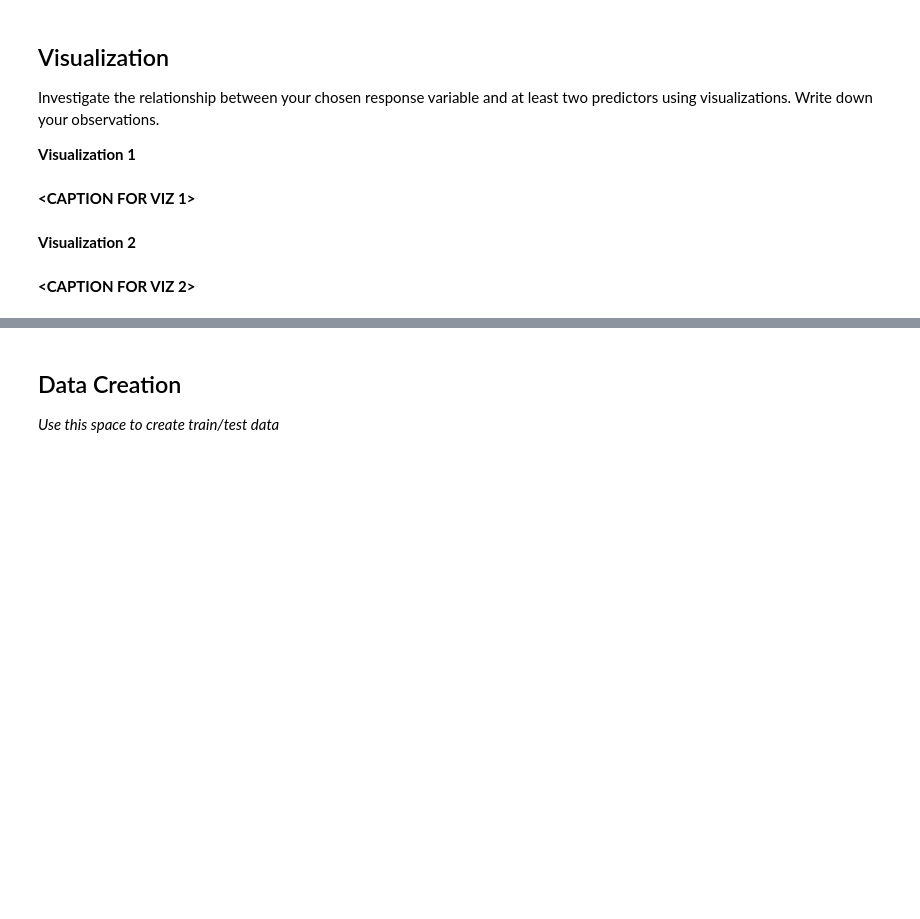
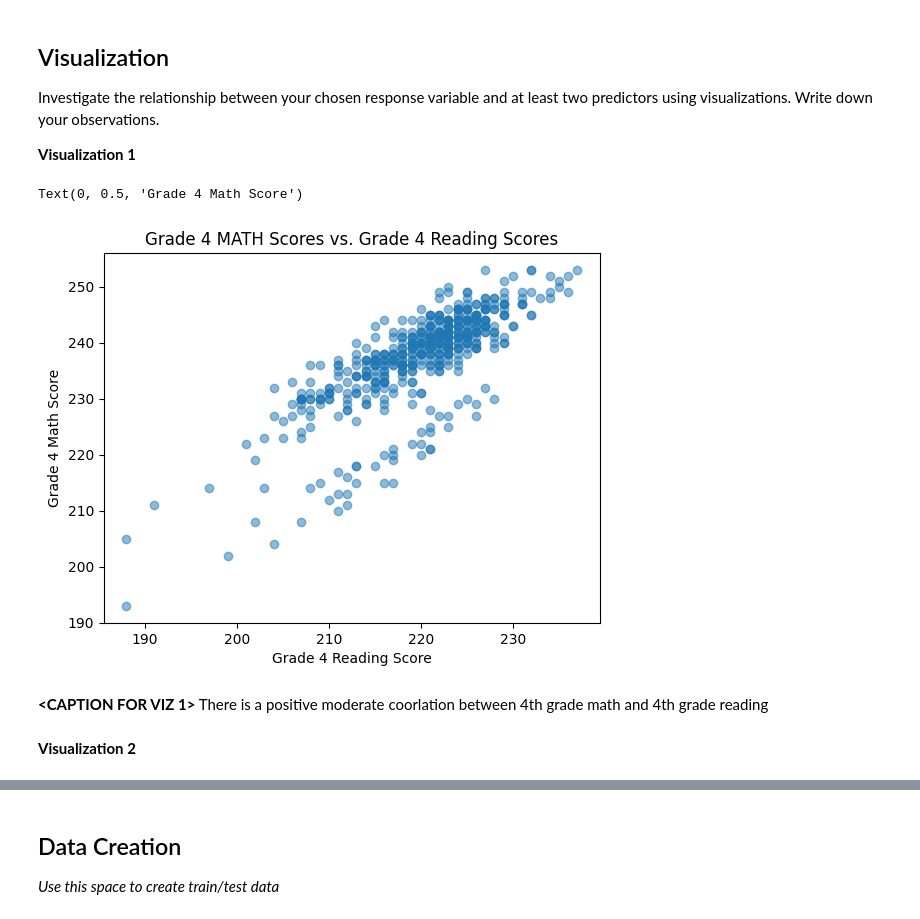
Before and after one commit to rkaixi/MDST-Tuorial, a Jupyter notebook: tutorial1/checkpoint1.ipynb, the cells around one changed output, grey strips where cells are left out. Cells and saved outputs as stored; diff of their text form; code cells hidden in the pictures; blank space fills up the shorter version.

```diff
--- a/tutorial1/checkpoint1.ipynb
+++ b/tutorial1/checkpoint1.ipynb
@@ -92,9 +149,18 @@ Feature engineering justification: **<BRIEFLY DESCRIBE WHY YOU MADE THE CHANGES
 Investigate the relationship between your chosen response variable and at least two predictors using visualizations. Write down your observations.
 
 **Visualization 1**
-# %% [markdown]
-**<CAPTION FOR VIZ 1>**
+# %%
+
+newdf = df.dropna(subset=["AVG_MATH_4_SCORE", "AVG_READING_4_SCORE"])
+
+plt.scatter(newdf["AVG_READING_4_SCORE"], newdf["AVG_MATH_4_SCORE"], alpha=0.5)
+plt.title("Grade 4 MATH Scores vs. Grade 4 Reading Scores")
+plt.xlabel("Grade 4 Reading Score")
+plt.ylabel("Grade 4 Math Score")
+# %% [output]
+Text(0, 0.5, 'Grade 4 Math Score')
+[figure, added]
+# %% [markdown]
+**<CAPTION FOR VIZ 1>** There is a positive moderate coorlation between 4th grade math and 4th grade reading
 # %% [markdown]
 **Visualization 2**
-# %% [markdown]
-**<CAPTION FOR VIZ 2>**
```
Also changed, not shown: parts of 19 cells of this notebook.
